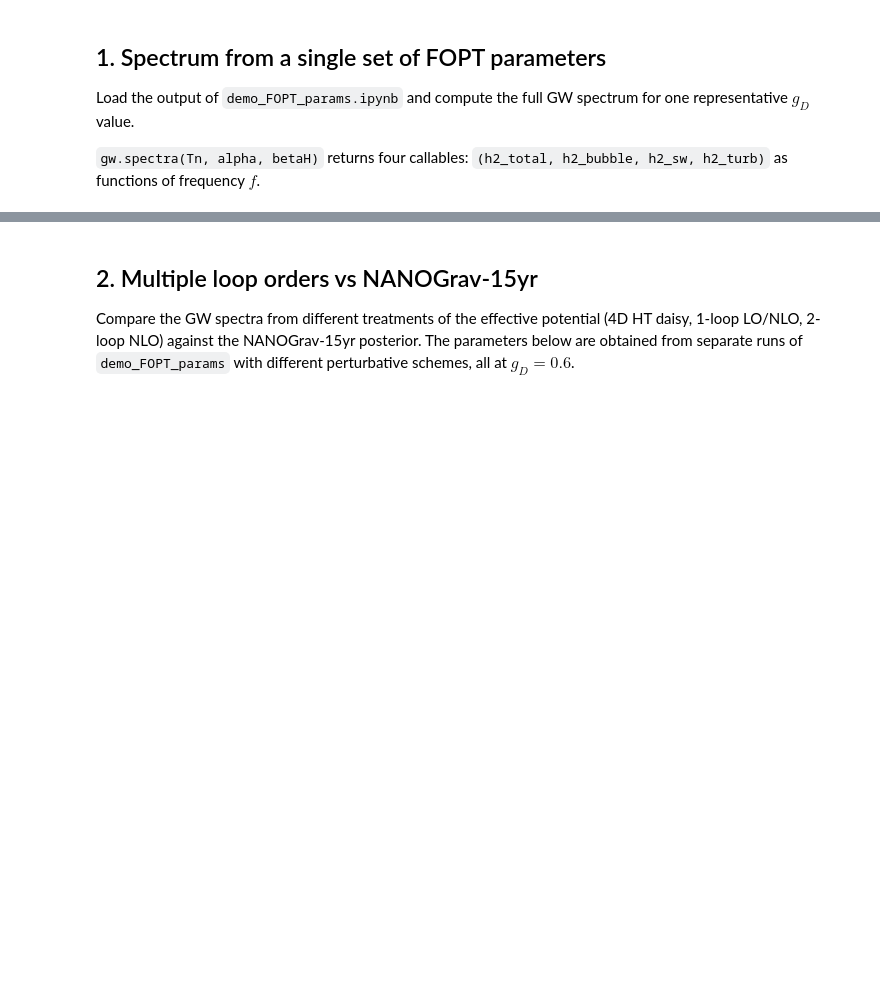
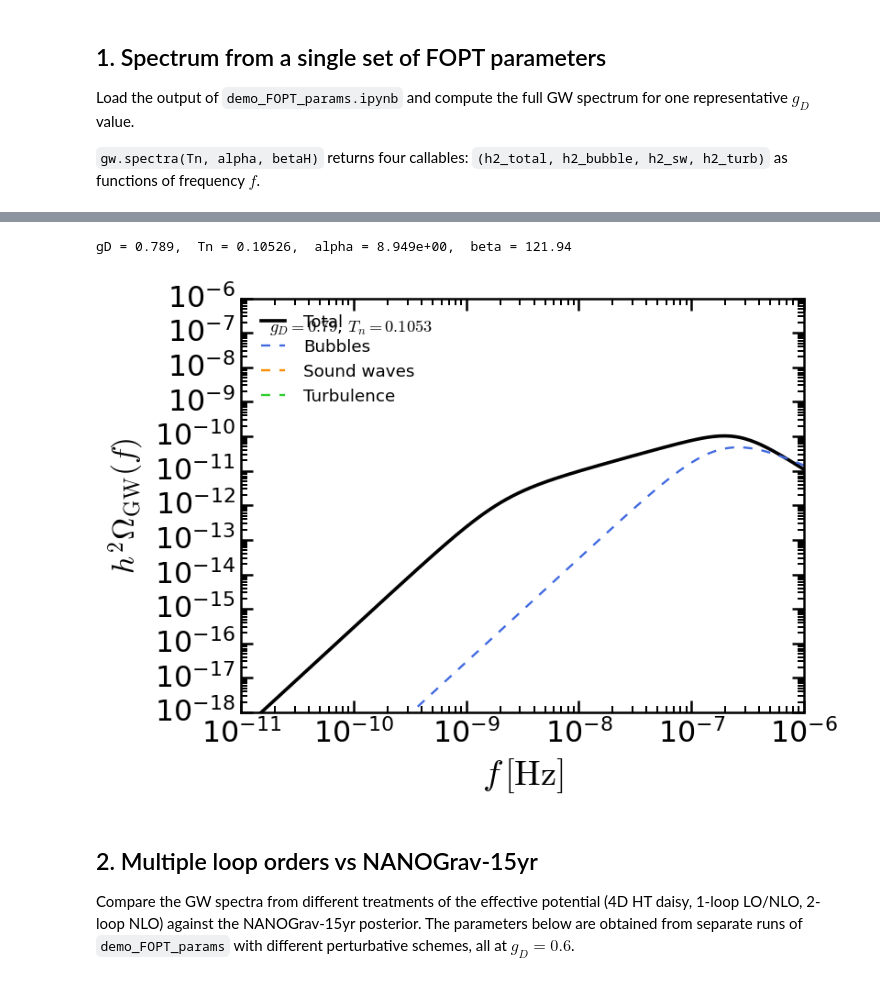
Before and after one commit to mquezada13/FOPT_Dark_Photon_DRalgo, a Jupyter notebook: notebooks/demo_GW_spectrum.ipynb, the cells around one changed output, grey strips where cells are left out. Drawn from its saved outputs; the diff is of its cells as text; code cells hidden in the pictures; blank space fills up the shorter version.

```diff
--- a/notebooks/demo_GW_spectrum.ipynb
+++ b/notebooks/demo_GW_spectrum.ipynb
@@ -53,32 +113,35 @@ except FileNotFoundError:
 # %%
 # Pick one gD point close to 0.8
 idx_single = np.argmin(np.abs(gD_scan - 0.8))
 Tn_ex, alpha_ex, beta_ex = Tn_scan[idx_single], alpha_scan[idx_single], beta_scan[idx_single]
 print(f"gD = {gD_scan[idx_single]:.3f},  Tn = {Tn_ex:.5f},  alpha = {alpha_ex:.3e},  beta = {beta_ex:.2f}")
 
-h2_tot, h2_bub, h2_sw, h2_turb = gw.spectra(Tn_ex, alpha_ex, beta_ex, kappa_col=1.0)
+h2_tot, h2_bub, h2_sw, h2_turb, h2_pT = gw.spectra(Tn_ex, alpha_ex, beta_ex, kappa_col=1.0)
 
 fig, ax = new_figure(figsize=(7, 5), dpi=120)
 fig.patch.set_facecolor('white')
 
 ax.plot(f, [h2_tot(fi)  for fi in f], color='black',     lw=2.2, label='Total')
 ax.plot(f, [h2_bub(fi)  for fi in f], color='royalblue', lw=1.4, ls='--', label='Bubbles')
 ax.plot(f, [h2_sw(fi)   for fi in f], color='darkorange', lw=1.4, ls='--', label='Sound waves')
 ax.plot(f, [h2_turb(fi) for fi in f], color='limegreen',  lw=1.4, ls='--', label='Turbulence')
 
 ax.text(0.05, 0.92, fr'$g_D={gD_scan[idx_single]:.2f}$, $T_n={Tn_ex:.4f}$',
         transform=ax.transAxes, fontsize=11)
 
 ps.apply_standard_formatting(
     ax,
     xlog=True, ylog=True,
     xlabel=r'$f\,[{\rm Hz}]$',
     ylabel=r'$h^2\Omega_{\rm GW}(f)$',
     ylim=(1e-18, 1e-6),
     xlim=(1e-11, 1e-6),
 )
 ax.legend(loc='upper left', frameon=False, fontsize=11)
 plt.tight_layout()
+# %% [output]
+gD = 0.789,  Tn = 0.10526,  alpha = 8.949e+00,  beta = 121.94
+[figure, added]
 # %% [markdown]
 ## 2. Multiple loop orders vs NANOGrav-15yr
 
```
Also changed, not shown: parts of 9 cells of this notebook, 1 other file.
